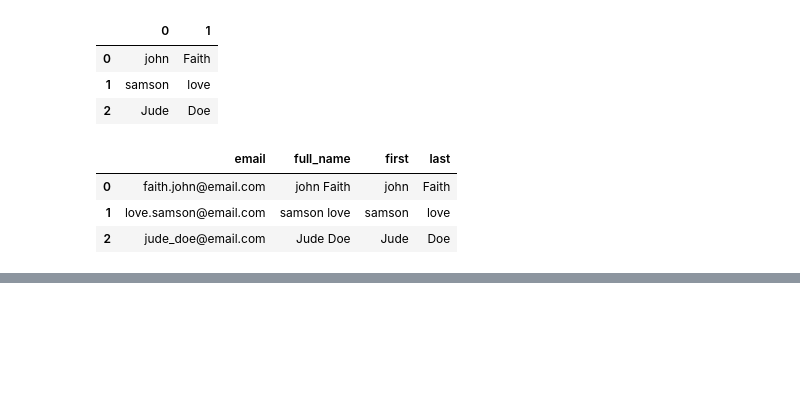
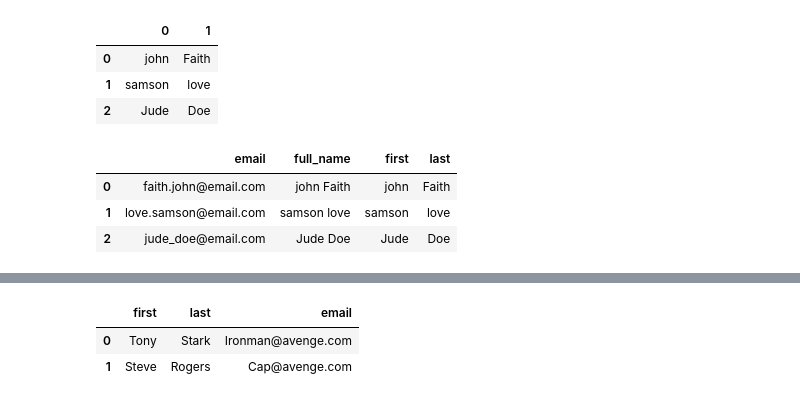
Before and after one commit to Leziga-Bakor/Advanced_Python, a Jupyter notebook: Pandas/pandas demo.ipynb, the cells around one changed output, grey strips where cells are left out. Saved outputs shown, nothing was run; the diff lists cells and outputs as text; code cells hidden in the pictures; blank space fills up the shorter version.

```diff
--- a/Pandas/pandas demo.ipynb
+++ b/Pandas/pandas demo.ipynb
@@ -651,0 +669,6 @@ AttributeError: 'DataFrame' object has no attribute 'concat'
+# %%
+df2
+# %% [output]
+|  | first | last | email |
+| 0 | Tony | Stark | Ironman@avenge.com |
+| 1 | Steve | Rogers | Cap@avenge.com |
```
Also changed, not shown: parts of 6 cells of this notebook.
